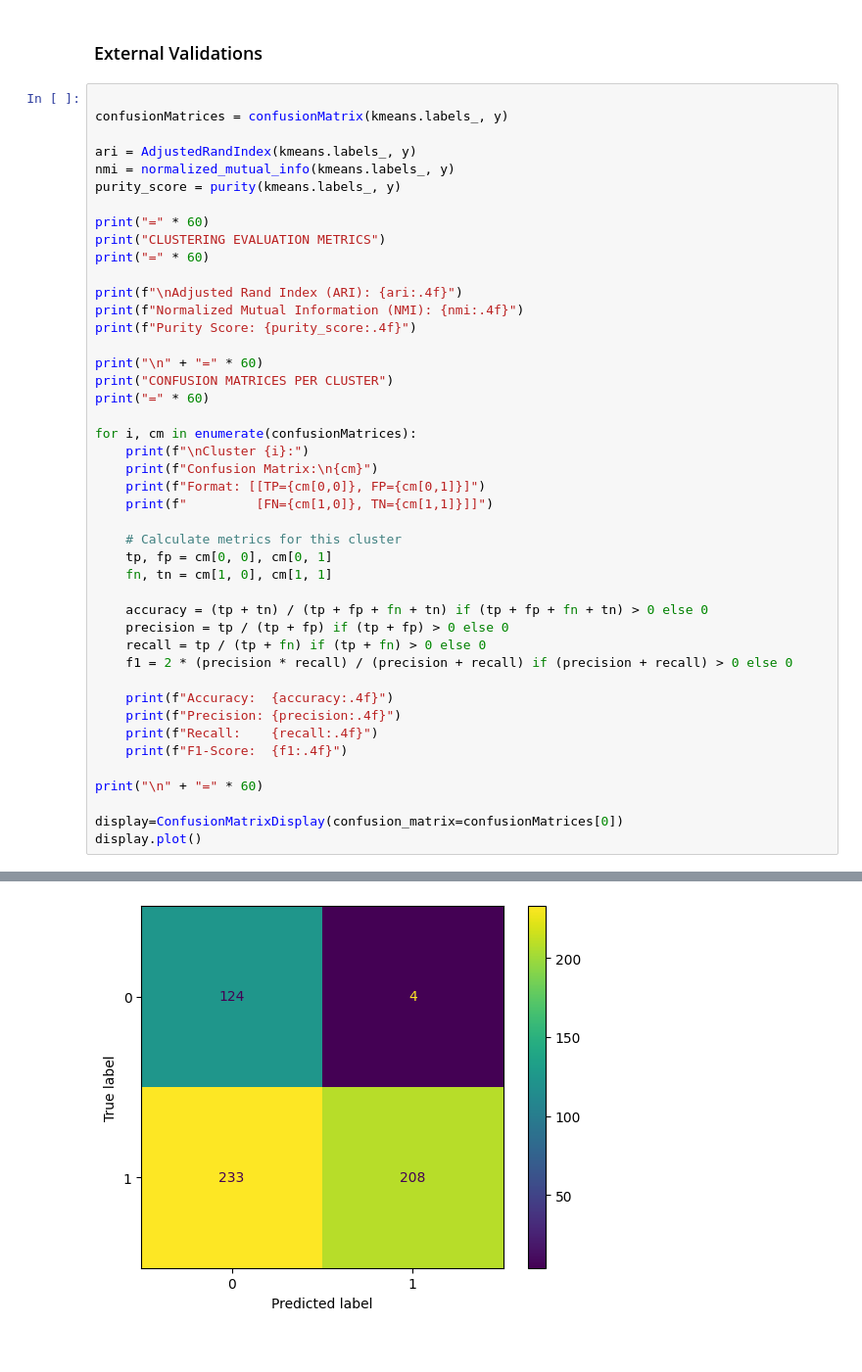
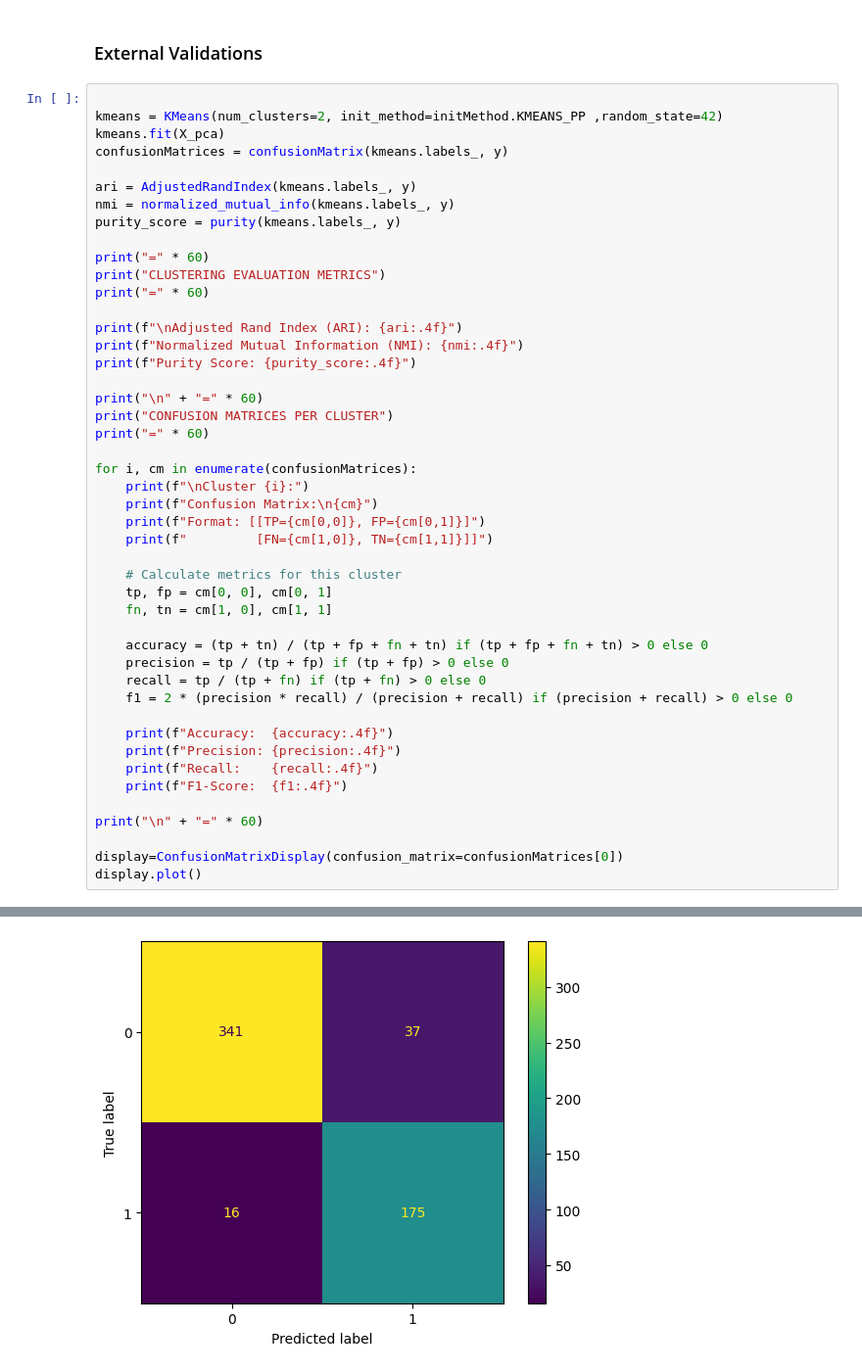
Before and after one commit to abdelrahman7124/Machine-Learning-lab-4, a Jupyter notebook: pca&kmeans.ipynb, the cells around one changed output, grey strips where cells are left out. Shown at 98% size. Drawn from its saved outputs; the diff is of its cells as text.

```diff
--- a/pca&kmeans.ipynb
+++ b/pca&kmeans.ipynb
@@ -545,6 +547,8 @@ Optimal k - Elbow Method: 2
 ### External Validations
 # %%
 
+kmeans = KMeans(num_clusters=2, init_method=initMethod.KMEANS_PP ,random_state=42)
+kmeans.fit(X_pca)
 confusionMatrices = confusionMatrix(kmeans.labels_, y)
 
 ari = AdjustedRandIndex(kmeans.labels_, y)
@@ -606,4 +610,4 @@ F1-Score:  0.3690
 
 ============================================================
 <sklearn.metrics._plot.confusion_matrix.ConfusionMatrixDisplay at 0x...>
-[figure, old version]
+[figure, new version]
```
Also changed, not shown: parts of 5 cells of this notebook, 2 other files.
